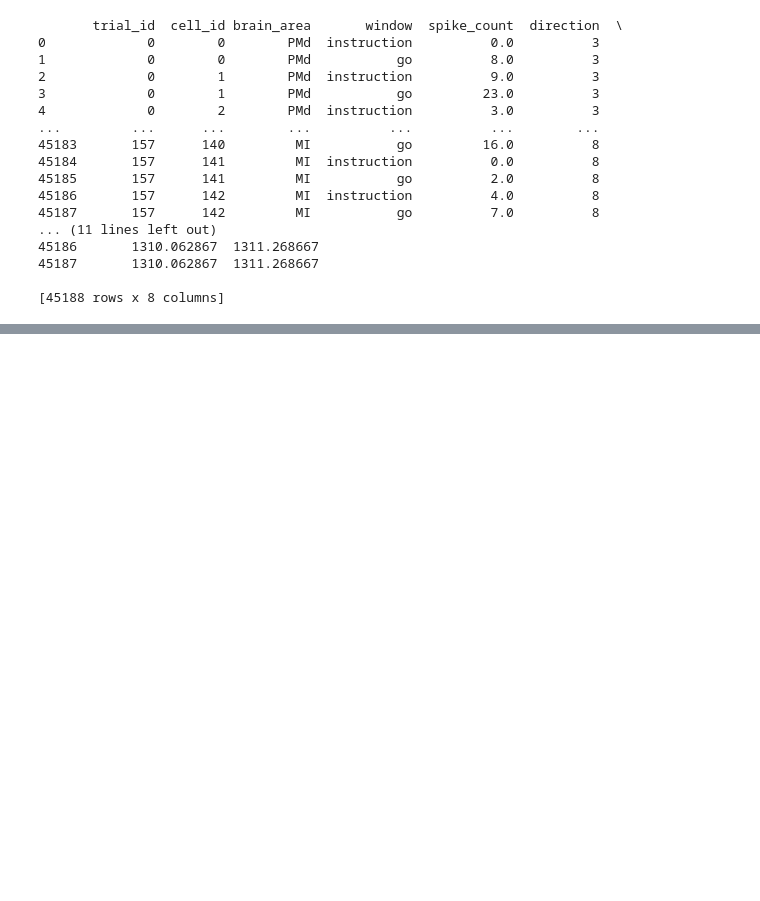
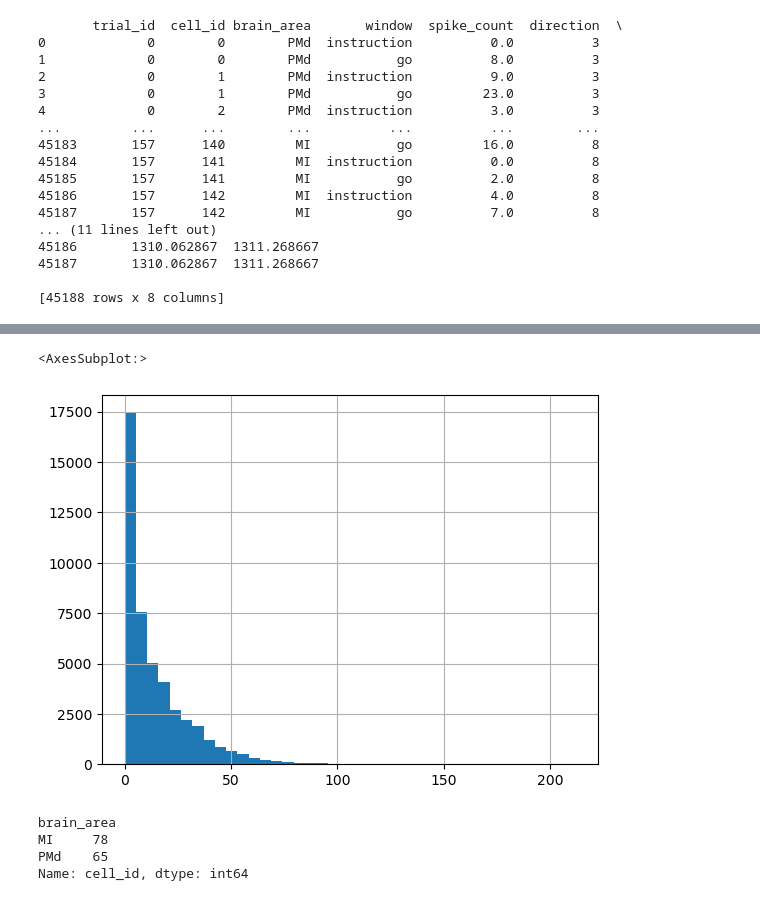
Before and after one commit to navunni/ds-ga-3001-final-project, a Jupyter notebook: data_analysis.ipynb, the cells around one changed output, grey strips where cells are left out. Drawn from its saved outputs; the diff is of its cells as text; code cells hidden in the pictures; blank space fills up the shorter version.

```diff
--- a/data_analysis.ipynb
+++ b/data_analysis.ipynb
@@ -25,0 +45,16 @@ print(df)
+# %%
+df['angle_rad'] = 2 * np.pi * (df['direction'] - 1) / 8
+df['mx'] = np.cos(df['angle_rad'])
+df['my'] = np.sin(df['angle_rad'])
+# %%
+df['spike_count'].hist(bins=40)
+# %% [output]
+<AxesSubplot:>
+[figure, added]
+# %%
+df.groupby('brain_area')['cell_id'].nunique()
+# %% [output]
+brain_area
+MI     78
+PMd    65
+Name: cell_id, dtype: int64
```
Also changed, not shown: parts of 33 cells of this notebook.
